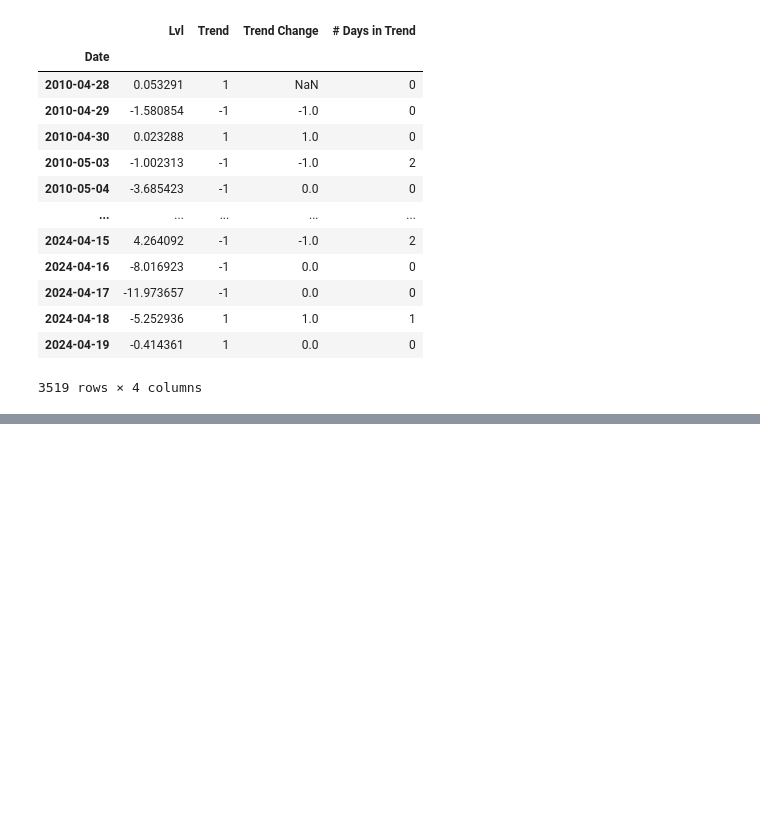
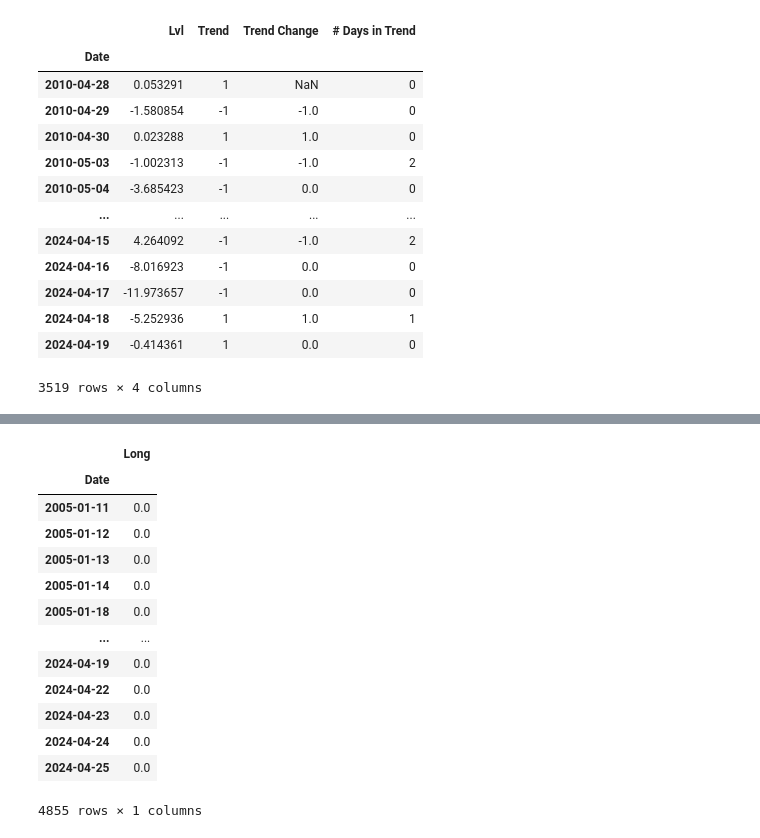
Before and after one commit to eduardo-contreras-dominguez/Quantitative-Finance, a Jupyter notebook: Indicators/Momentum/Multi_Spectral_RSI_Divergence_Test.ipynb, the cells around one changed output, grey strips where cells are left out. Saved outputs shown, nothing was run; the diff lists cells and outputs as text; code cells hidden in the pictures; blank space fills up the shorter version.

```diff
--- a/Indicators/Momentum/Multi_Spectral_RSI_Divergence_Test.ipynb
+++ b/Indicators/Momentum/Multi_Spectral_RSI_Divergence_Test.ipynb
@@ -94,0 +156,17 @@ longs
+# %%
+M.long_positions
+# %% [output]
+|  | Long |
+| Date |  |
+| 2005-01-11 | 0.0 |
+| 2005-01-12 | 0.0 |
+| 2005-01-13 | 0.0 |
+| 2005-01-14 | 0.0 |
+| 2005-01-18 | 0.0 |
+| ... | ... |
+| 2024-04-19 | 0.0 |
+| 2024-04-22 | 0.0 |
+| 2024-04-23 | 0.0 |
+| 2024-04-24 | 0.0 |
+| 2024-04-25 | 0.0 |
+4855 rows × 1 columns
```
Also changed, not shown: parts of 9 cells of this notebook, 1 other file.
